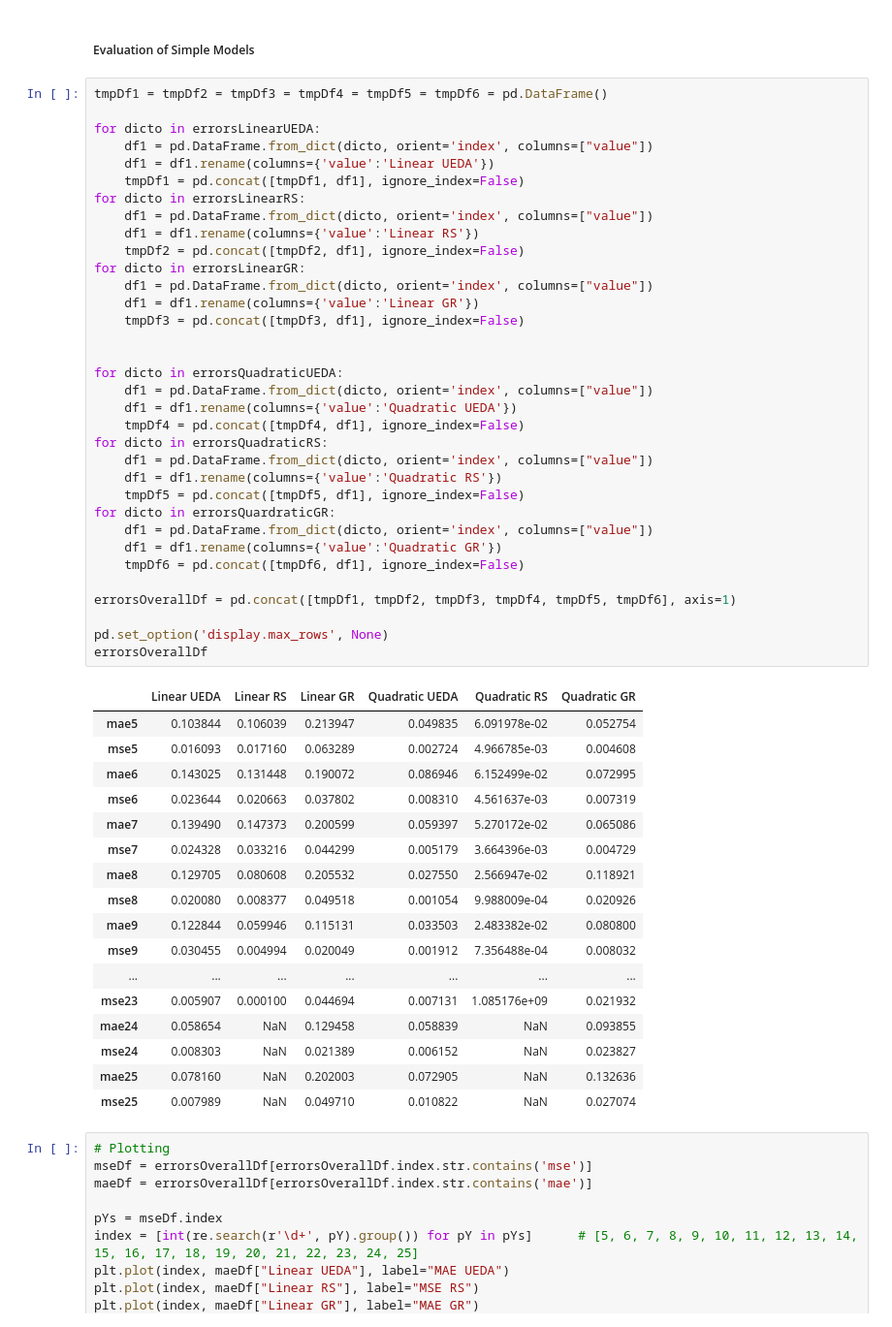
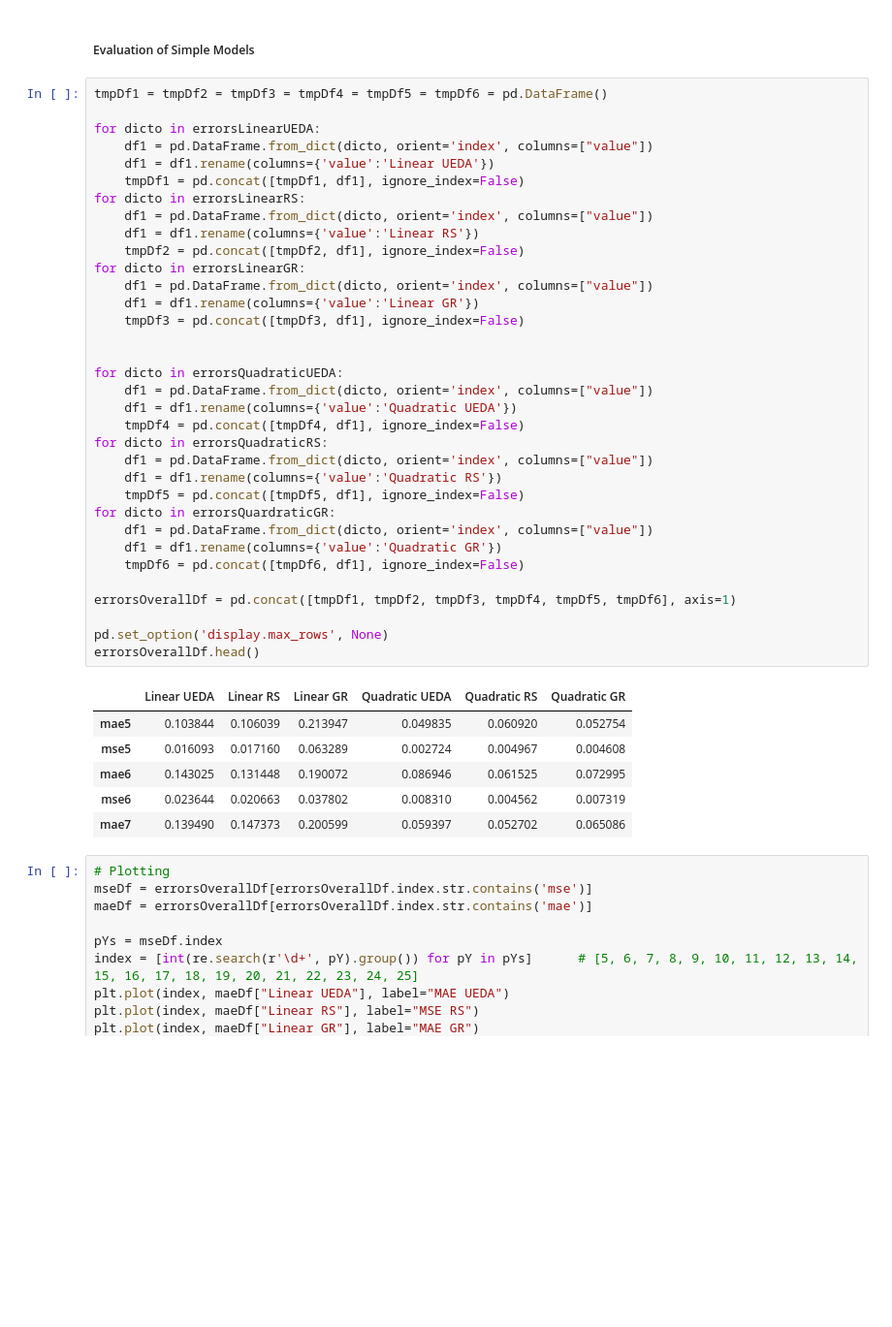
Before and after one commit to denizterzioglu/sabbo, a Jupyter notebook: ANotebook.ipynb, the cells around one changed output. Shown at 97% size. Saved outputs shown, nothing was run; the diff lists cells and outputs as text; blank space fills up the shorter version.

```diff
--- a/ANotebook.ipynb
+++ b/ANotebook.ipynb
@@ -755,50 +769,39 @@ for dicto in errorsLinearUEDA:
     df1 = df1.rename(columns={'value':'Linear UEDA'})
     tmpDf1 = pd.concat([tmpDf1, df1], ignore_index=False)
 for dicto in errorsLinearRS:
     df1 = pd.DataFrame.from_dict(dicto, orient='index', columns=["value"])
     df1 = df1.rename(columns={'value':'Linear RS'})
     tmpDf2 = pd.concat([tmpDf2, df1], ignore_index=False)
 for dicto in errorsLinearGR:
     df1 = pd.DataFrame.from_dict(dicto, orient='index', columns=["value"])
     df1 = df1.rename(columns={'value':'Linear GR'})
     tmpDf3 = pd.concat([tmpDf3, df1], ignore_index=False)
 
 
 for dicto in errorsQuadraticUEDA:
     df1 = pd.DataFrame.from_dict(dicto, orient='index', columns=["value"])
     df1 = df1.rename(columns={'value':'Quadratic UEDA'})
     tmpDf4 = pd.concat([tmpDf4, df1], ignore_index=False)
 for dicto in errorsQuadraticRS:
     df1 = pd.DataFrame.from_dict(dicto, orient='index', columns=["value"])
     df1 = df1.rename(columns={'value':'Quadratic RS'})
     tmpDf5 = pd.concat([tmpDf5, df1], ignore_index=False)
 for dicto in errorsQuardraticGR:
     df1 = pd.DataFrame.from_dict(dicto, orient='index', columns=["value"])
     df1 = df1.rename(columns={'value':'Quadratic GR'})
     tmpDf6 = pd.concat([tmpDf6, df1], ignore_index=False)
 
 errorsOverallDf = pd.concat([tmpDf1, tmpDf2, tmpDf3, tmpDf4, tmpDf5, tmpDf6], axis=1)
 
 pd.set_option('display.max_rows', None)
-errorsOverallDf
+errorsOverallDf.head()
 # %% [output]
 |  | Linear UEDA | Linear RS | Linear GR | Quadratic UEDA | Quadratic RS | Quadratic GR |
-| mae5 | 0.103844 | 0.106039 | 0.213947 | 0.049835 | 6.091978e-02 | 0.052754 |
-| mse5 | 0.016093 | 0.017160 | 0.063289 | 0.002724 | 4.966785e-03 | 0.004608 |
-| mae6 | 0.143025 | 0.131448 | 0.190072 | 0.086946 | 6.152499e-02 | 0.072995 |
-| mse6 | 0.023644 | 0.020663 | 0.037802 | 0.008310 | 4.561637e-03 | 0.007319 |
-| mae7 | 0.139490 | 0.147373 | 0.200599 | 0.059397 | 5.270172e-02 | 0.065086 |
-| mse7 | 0.024328 | 0.033216 | 0.044299 | 0.005179 | 3.664396e-03 | 0.004729 |
-| mae8 | 0.129705 | 0.080608 | 0.205532 | 0.027550 | 2.566947e-02 | 0.118921 |
-| mse8 | 0.020080 | 0.008377 | 0.049518 | 0.001054 | 9.988009e-04 | 0.020926 |
-| mae9 | 0.122844 | 0.059946 | 0.115131 | 0.033503 | 2.483382e-02 | 0.080800 |
-| mse9 | 0.030455 | 0.004994 | 0.020049 | 0.001912 | 7.356488e-04 | 0.008032 |
-| ... | ... | ... | ... | ... | ... | ... |
-| mse23 | 0.005907 | 0.000100 | 0.044694 | 0.007131 | 1.085176e+09 | 0.021932 |
-| mae24 | 0.058654 | NaN | 0.129458 | 0.058839 | NaN | 0.093855 |
-| mse24 | 0.008303 | NaN | 0.021389 | 0.006152 | NaN | 0.023827 |
-| mae25 | 0.078160 | NaN | 0.202003 | 0.072905 | NaN | 0.132636 |
-| mse25 | 0.007989 | NaN | 0.049710 | 0.010822 | NaN | 0.027074 |
+| mae5 | 0.103844 | 0.106039 | 0.213947 | 0.049835 | 0.060920 | 0.052754 |
+| mse5 | 0.016093 | 0.017160 | 0.063289 | 0.002724 | 0.004967 | 0.004608 |
+| mae6 | 0.143025 | 0.131448 | 0.190072 | 0.086946 | 0.061525 | 0.072995 |
+| mse6 | 0.023644 | 0.020663 | 0.037802 | 0.008310 | 0.004562 | 0.007319 |
+| mae7 | 0.139490 | 0.147373 | 0.200599 | 0.059397 | 0.052702 | 0.065086 |
 # %%
 # Plotting
 mseDf = errorsOverallDf[errorsOverallDf.index.str.contains('mse')]
```
Also changed, not shown: parts of 10 cells of this notebook.
